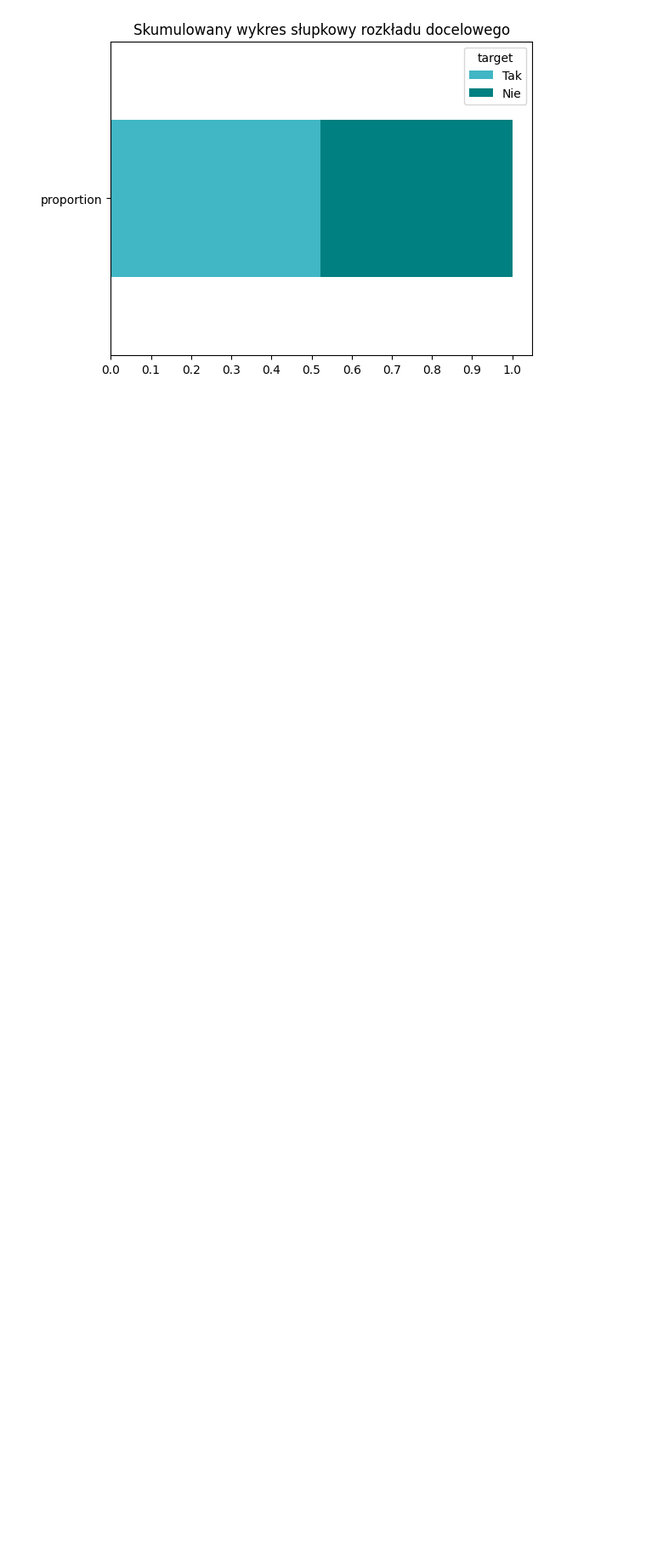
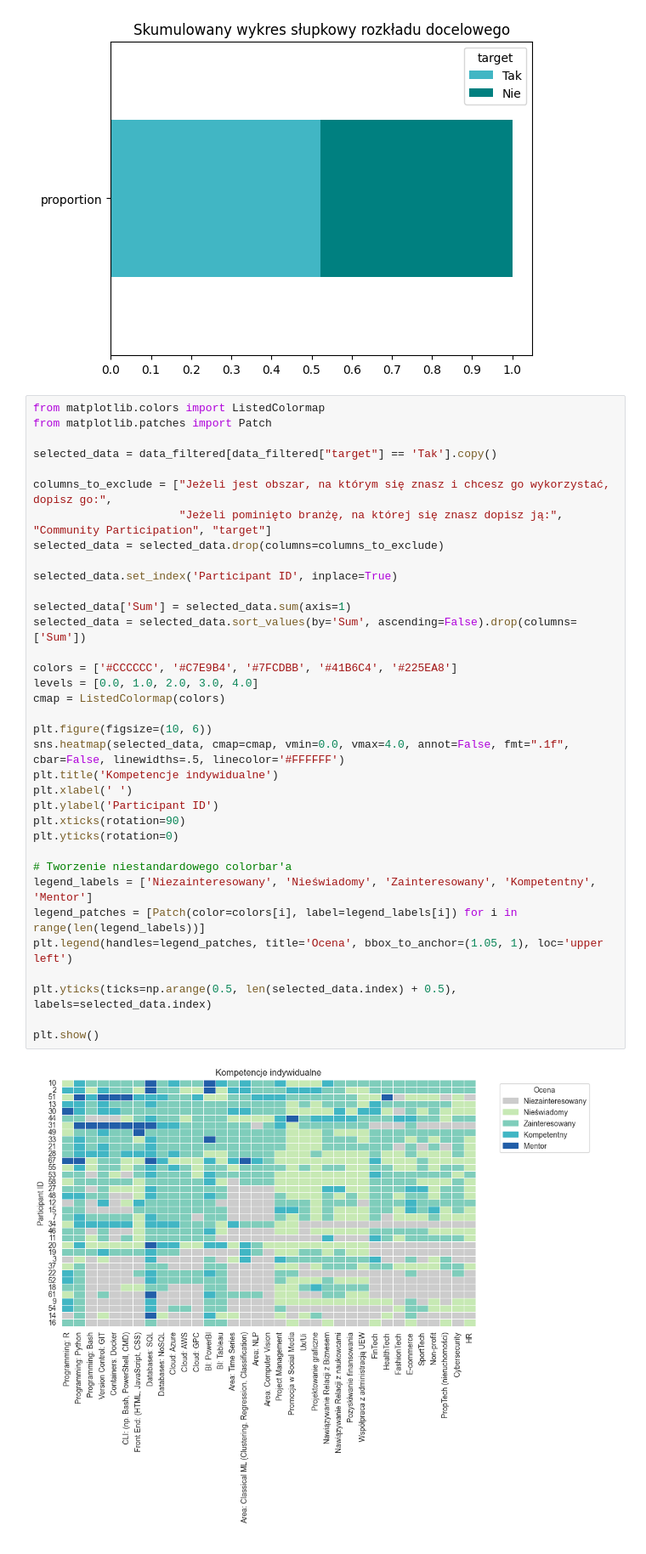
Before and after one commit to Zdanekk/Projekt-people-analytics, a Jupyter notebook: notebooks/03_ExploratoryDataAnalysis.ipynb, the cells around one changed output. Shown at 85% size. Saved outputs shown, nothing was run; the diff lists cells and outputs as text; blank space fills up the shorter version.

```diff
--- a/notebooks/03_ExploratoryDataAnalysis.ipynb
+++ b/notebooks/03_ExploratoryDataAnalysis.ipynb
@@ -66,3 +66,40 @@ plt.title('Skumulowany wykres słupkowy rozkładu docelowego', fontsize=12)
 plt.show()
 # %% [output]
 [figure]
+# %%
+from matplotlib.colors import ListedColormap
+from matplotlib.patches import Patch
+
+selected_data = data_filtered[data_filtered["target"] == 'Tak'].copy()
+
+columns_to_exclude = ["Jeżeli jest obszar, na którym się znasz i chcesz go wykorzystać, dopisz go:",
+                      "Jeżeli pominięto branżę, na której się znasz dopisz ją:", "Community Participation", "target"]
+selected_data = selected_data.drop(columns=columns_to_exclude)
+
+selected_data.set_index('Participant ID', inplace=True)
+
+selected_data['Sum'] = selected_data.sum(axis=1)
+selected_data = selected_data.sort_values(by='Sum', ascending=False).drop(columns=['Sum'])
+
+colors = ['#CCCCCC', '#C7E9B4', '#7FCDBB', '#41B6C4', '#225EA8']
+levels = [0.0, 1.0, 2.0, 3.0, 4.0]
+cmap = ListedColormap(colors)
+
+plt.figure(figsize=(10, 6))
+sns.heatmap(selected_data, cmap=cmap, vmin=0.0, vmax=4.0, annot=False, fmt=".1f", cbar=False, linewidths=.5, linecolor='#FFFFFF')
+plt.title('Kompetencje indywidualne')
+plt.xlabel(' ')
+plt.ylabel('Participant ID')
+plt.xticks(rotation=90)
+plt.yticks(rotation=0)
+
+# Tworzenie niestandardowego colorbar'a
+legend_labels = ['Niezainteresowany', 'Nieświadomy', 'Zainteresowany', 'Kompetentny', 'Mentor']
+legend_patches = [Patch(color=colors[i], label=legend_labels[i]) for i in range(len(legend_labels))]
+plt.legend(handles=legend_patches, title='Ocena', bbox_to_anchor=(1.05, 1), loc='upper left')
+
+plt.yticks(ticks=np.arange(0.5, len(selected_data.index) + 0.5), labels=selected_data.index)
+
+plt.show()
+# %% [output]
+[figure, added]
```
